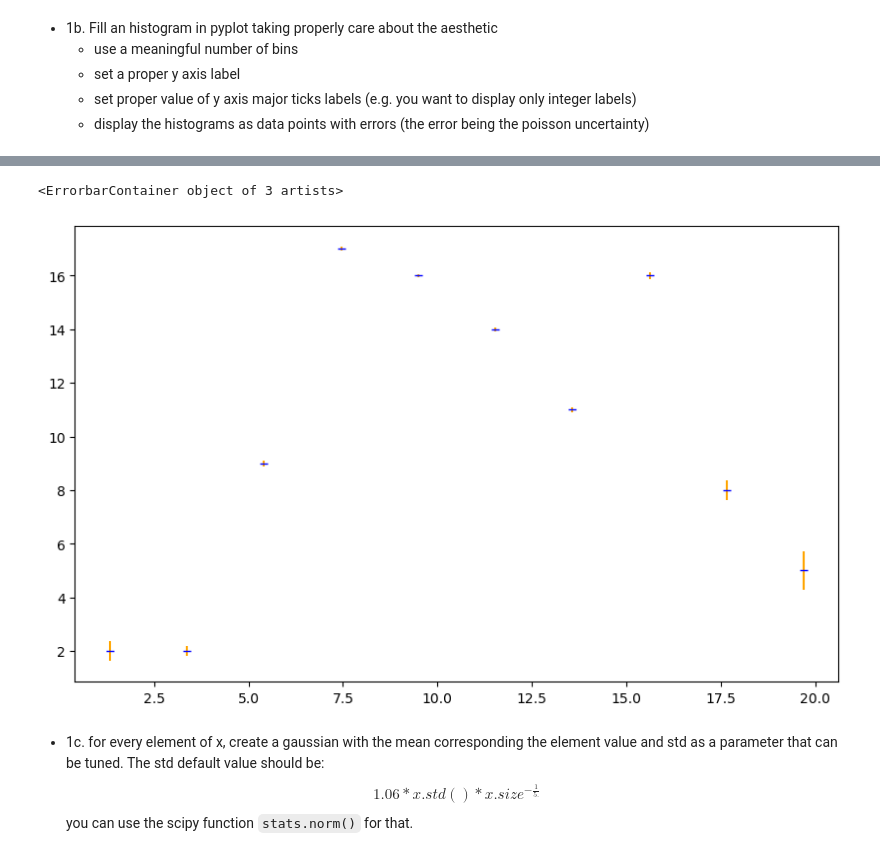
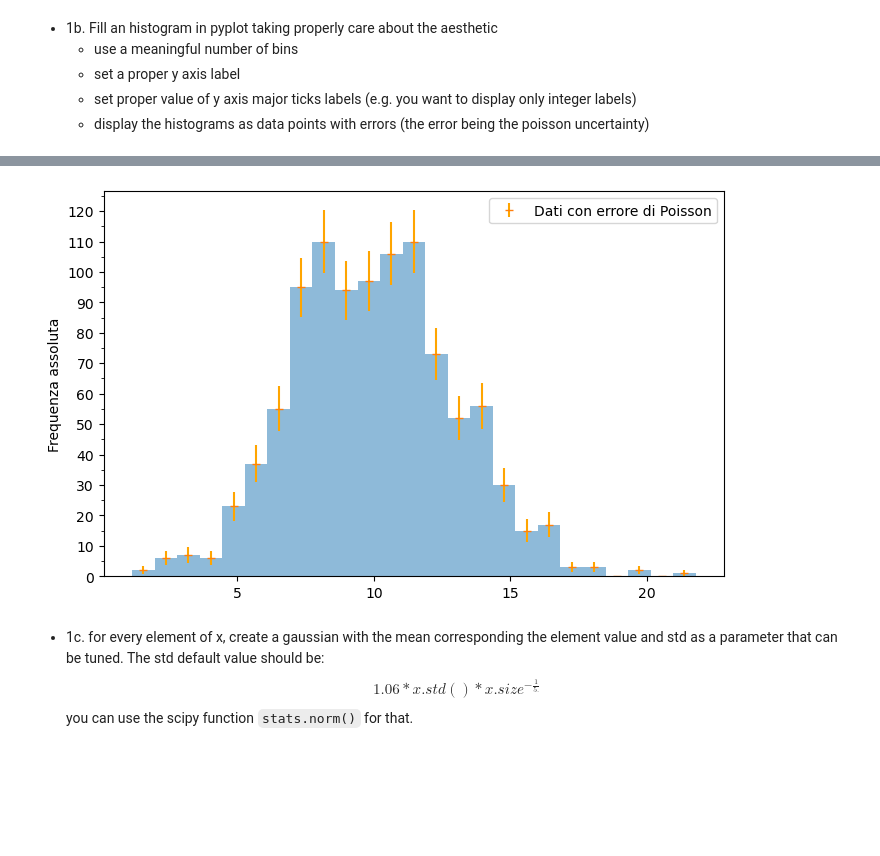
Before and after one commit to seccobenedetto/LCPA, a Jupyter notebook: 07ex_Visualization.ipynb, the cells around one changed output, grey strips where cells are left out. Drawn from its saved outputs; the diff is of its cells as text; code cells hidden in the pictures; blank space fills up the shorter version.

```diff
--- a/07ex_Visualization.ipynb
+++ b/07ex_Visualization.ipynb
@@ -22,3 +16,8 @@ x = 10 + 3*npr.randn(1000)
+# %%
+u = 10   # mean
+std = 3   # standard deviation
+N = 1000
+x = npr.normal(u, std, N)
 # %% [markdown]
 * 1b. Fill an histogram in pyplot taking properly care about the aesthetic
    * use a meaningful number of bins
@@ -38,13 +27,19 @@ ax1.yaxis.set_minor_locator(MultipleLocator(1))
 # %%
-# hisogram as data point
-freq, bin_edges = np.histogram(x)   # prendo le altezze e le coordinate x dei bin
-errors = 1/np.sqrt(freq)            # errore di poisson
+fig, ax1 = plt.subplots(nrows=1, ncols=1, figsize=(8,5) )
+
+# hisogram as data point:
+freq, bin_edges = np.histogram(x, bins=25)   # prendo le altezze e le coordinate x dei bin
+errors = np.sqrt(freq)            # errore di poisson
 bin_centers = (bin_edges[:-1] + bin_edges[1:]) / 2  # Centri dei bin
-fig, ax2 = plt.subplots(nrows=1, ncols=1, figsize=(10,6) ) # oppure con 'fig.add_subplot ax2' ?
-ax2.errorbar(bin_centers, counts, yerr=errors, fmt='b_', ecolor='orange',  label='Dati con errore di Poisson')
+ax1.hist(x, bins=bin_edges, alpha=0.5)
+ax1.set_ylabel('Frequenza assoluta')
+ax1.errorbar(bin_centers, freq, yerr=errors, fmt='_', ecolor='orange',  label='Dati con errore di Poisson')
+ax1.legend()
+# major ticks on yaxis:
+ax1.yaxis.set_major_locator(MultipleLocator(10))
+ax1.yaxis.set_minor_locator(MultipleLocator(5))
 # %% [output]
-<ErrorbarContainer object of 3 artists>
-[figure, old version]
+[figure, new version]
 # %% [markdown]
 * 1c. for every element of x, create a gaussian with the mean corresponding the element value and std as a parameter that can be tuned. The std default value should be:
 $$ 1.06 * x.std() * x.size ^{-\frac{1}{5.}} $$
```
Also changed, not shown: parts of 11 cells of this notebook, 8 other files.
